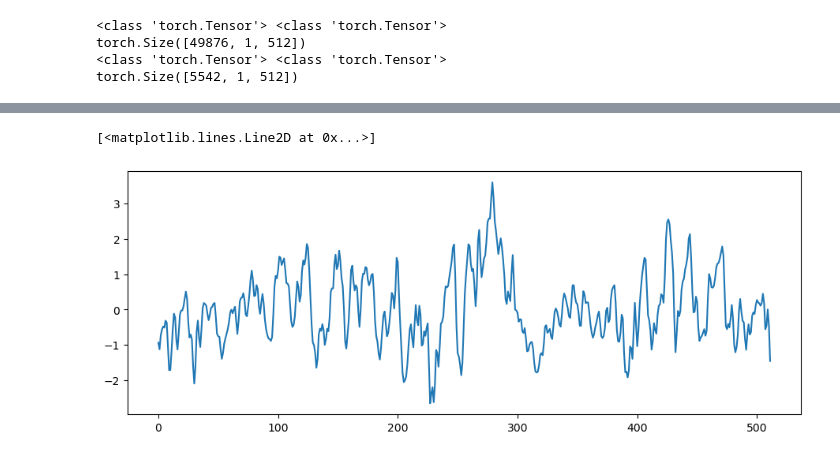
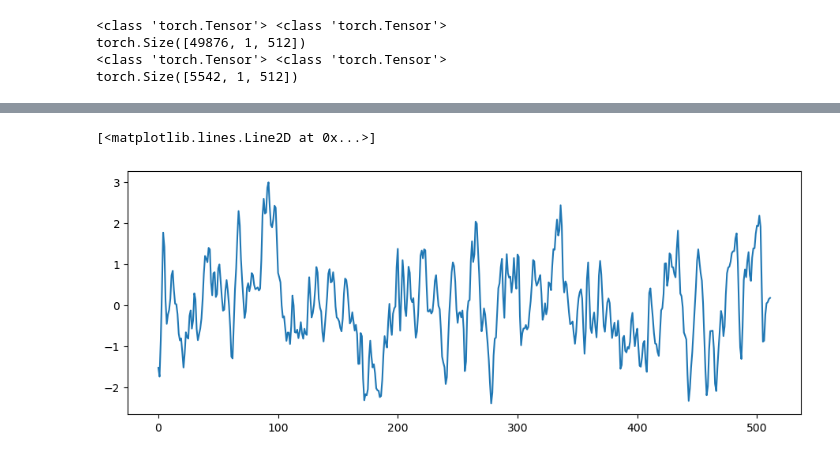
Before and after one commit to ArpanMukhopadhyay/DiffusionDenoiseEEG, a Jupyter notebook: EEGDiffusion.ipynb, the cells around one changed output, grey strips where cells are left out. Cells and saved outputs as stored; diff of their text form; code cells hidden in the pictures.

```diff
--- a/EEGDiffusion.ipynb
+++ b/EEGDiffusion.ipynb
@@ -603,6 +569,6 @@ plt.plot(X_test[0][0][0])
 # %%
 plt.figure(figsize=(11, 4))
-plt.plot(y_test[0][6][0])
+plt.plot(y_test[0][0][0])
 # %% [output]
 [<matplotlib.lines.Line2D at 0x...>]
-[figure, old version]
+[figure, new version]
```
Also changed, not shown: parts of 20 cells of this notebook, 1 other file.
